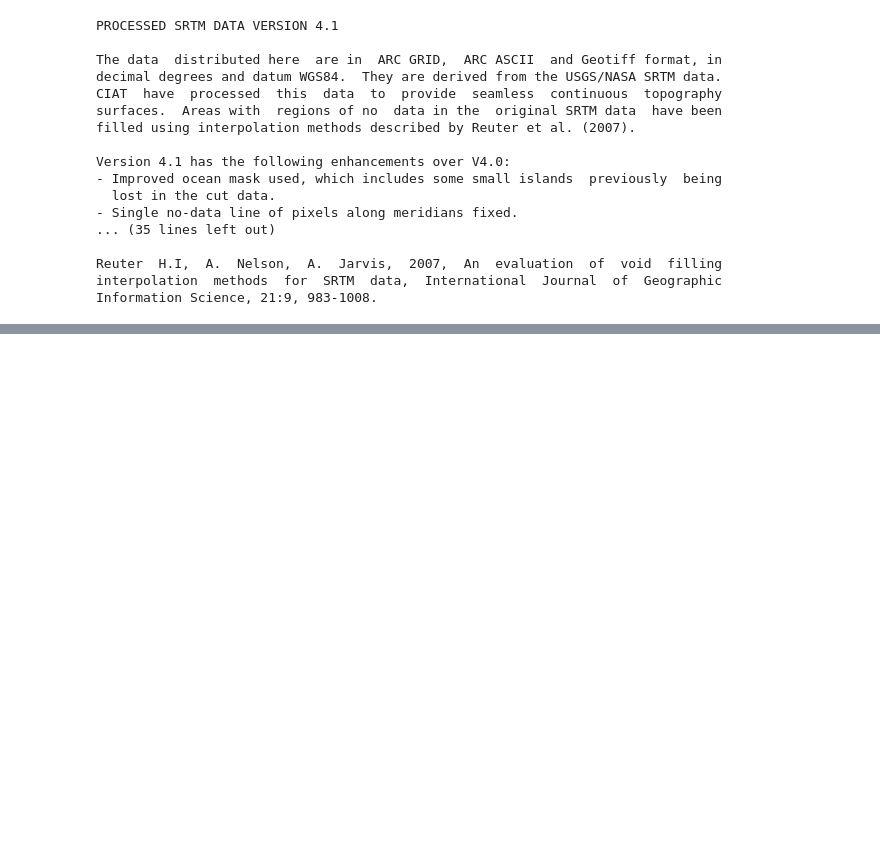
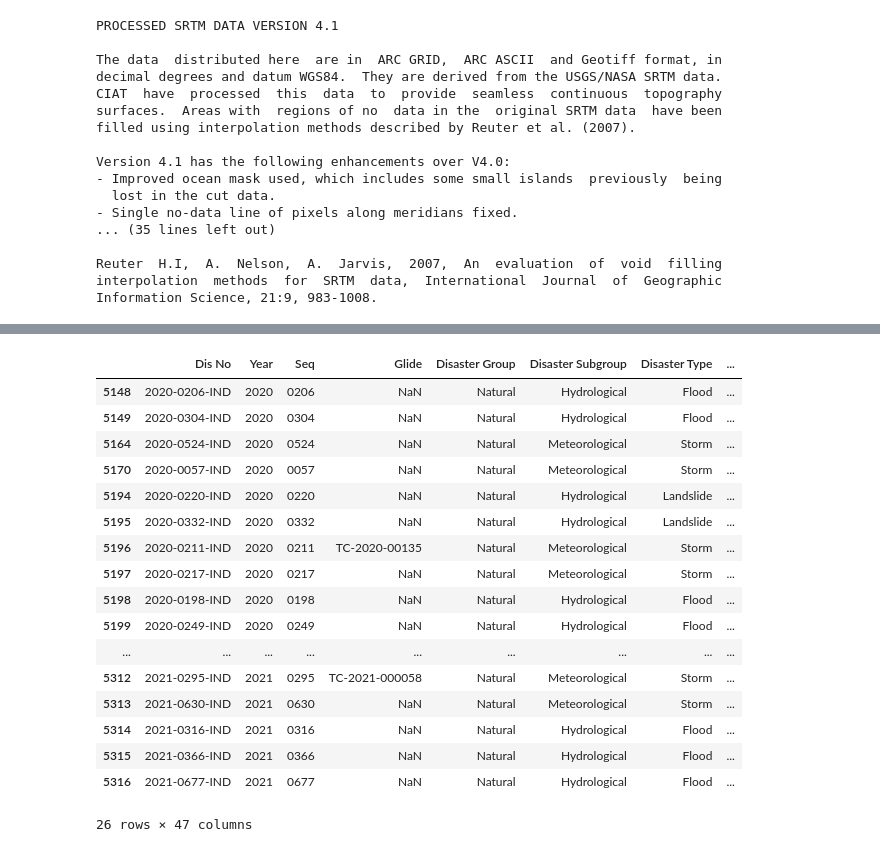
Before and after one commit to siddsach/landuse, a Jupyter notebook: notebooks/download-data-artifacts.ipynb, the cells around one changed output, grey strips where cells are left out. Cells and saved outputs as stored; diff of their text form; code cells hidden in the pictures; blank space fills up the shorter version.

```diff
--- a/notebooks/download-data-artifacts.ipynb
+++ b/notebooks/download-data-artifacts.ipynb
@@ -144,0 +323,25 @@ ConformanceError: API does not conform to {ConformanceClasses.STAC_API_CORE}. Mu
+# %%
+countries = ['India']
+years = range(2020, 2022)
+
+flood_events = flood_events[flood_events['Country'].isin(countries) & flood_events['Year'].apply(int).isin(years)]
+flood_events
+# %% [output]
+|  | Dis No | Year | Seq | Glide | Disaster Group | Disaster Subgroup | Disaster Type | ... |
+| 5148 | 2020-0206-IND | 2020 | 0206 | NaN | Natural | Hydrological | Flood | ... |
+| 5149 | 2020-0304-IND | 2020 | 0304 | NaN | Natural | Hydrological | Flood | ... |
+| 5164 | 2020-0524-IND | 2020 | 0524 | NaN | Natural | Meteorological | Storm | ... |
+| 5170 | 2020-0057-IND | 2020 | 0057 | NaN | Natural | Meteorological | Storm | ... |
+| 5194 | 2020-0220-IND | 2020 | 0220 | NaN | Natural | Hydrological | Landslide | ... |
+| 5195 | 2020-0332-IND | 2020 | 0332 | NaN | Natural | Hydrological | Landslide | ... |
+| 5196 | 2020-0211-IND | 2020 | 0211 | TC-2020-00135 | Natural | Meteorological | Storm | ... |
+| 5197 | 2020-0217-IND | 2020 | 0217 | NaN | Natural | Meteorological | Storm | ... |
+| 5198 | 2020-0198-IND | 2020 | 0198 | NaN | Natural | Hydrological | Flood | ... |
+| 5199 | 2020-0249-IND | 2020 | 0249 | NaN | Natural | Hydrological | Flood | ... |
+| ... | ... | ... | ... | ... | ... | ... | ... | ... |
+| 5312 | 2021-0295-IND | 2021 | 0295 | TC-2021-000058 | Natural | Meteorological | Storm | ... |
+| 5313 | 2021-0630-IND | 2021 | 0630 | NaN | Natural | Meteorological | Storm | ... |
+| 5314 | 2021-0316-IND | 2021 | 0316 | NaN | Natural | Hydrological | Flood | ... |
+| 5315 | 2021-0366-IND | 2021 | 0366 | NaN | Natural | Hydrological | Flood | ... |
+| 5316 | 2021-0677-IND | 2021 | 0677 | NaN | Natural | Hydrological | Flood | ... |
+26 rows × 47 columns
```
Also changed, not shown: parts of 50 cells of this notebook.
